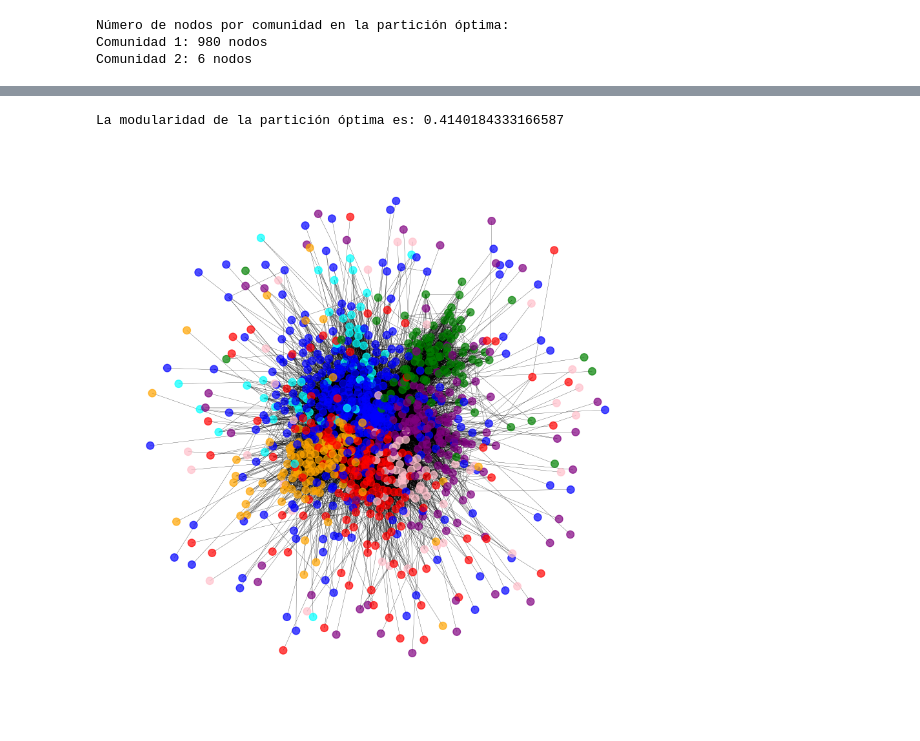
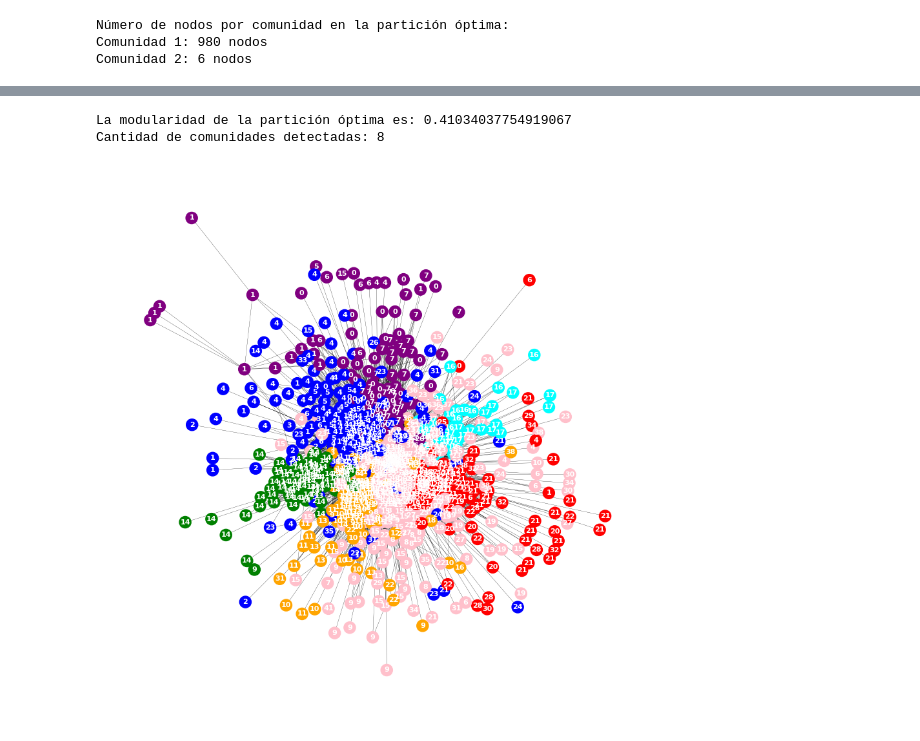
Before and after one commit to Grupo-12-DMCyT/Comparative-Analysis-in-Two-Human-Networks, a Jupyter notebook: e_analisis_comunidades.ipynb, the cells around one changed output, grey strips where cells are left out. Drawn from its saved outputs; the diff is of its cells as text; code cells hidden in the pictures.

```diff
--- a/e_analisis_comunidades.ipynb
+++ b/e_analisis_comunidades.ipynb
@@ -140,9 +141,12 @@ color_map = {0: 'blue', 1: 'green'}
 partition_dict = partition_set_to_dict(com_max)
 values = [color_map.get(partition_dict[n], 'gray') for n in email_giant.nodes()]
 
-layout=nx.spring_layout(email_giant,iterations=1000) # elegimos como layout el grafo percibido
+layout=nx.spring_layout(email_giant,iterations=1000, k=0.6) # elegimos como layout el grafo percibido
+labels_for_graph = {node: str(email_labels[node]) for node in email_giant.nodes()}
 plt.figure(figsize=(11, 11))
-nx.draw_networkx_nodes(email_giant, layout, node_size=60, node_color = values,cmap=plt.cm.tab10)
-nx.draw_networkx_labels(email_giant, layout,labels={},font_weight='bold', font_color='white', font_size=10)
+nx.draw_networkx_nodes(email_giant, layout, node_size=150, node_color=values, cmap=plt.cm.tab10)
+nx.draw_networkx_labels(email_giant, layout, labels=labels_for_graph,
+                        font_weight='bold', font_color='black', font_size=8)
 nx.draw_networkx_edges(email_giant, layout, width=0.4)
 plt.axis('off')
+plt.show()
@@ -149,28 +155,29 @@ plt.axis('off')
 # %%
-# Compute layout
-layout = nx.fruchterman_reingold_layout(email_giant, k=0.25)
 
 # Louvain partition
 modulos = cl.best_partition(email_giant)
 print('La modularidad de la partición óptima es:', cl.modularity(modulos, email_giant))
 
 # Define 7 manual colors
 colors = ['blue', 'purple', 'green', 'pink', 'orange', 'red', 'cyan']
 
 # Get unique communities and map each to a color
 unique_communities = sorted(set(modulos.values()))
+print('Cantidad de comunidades detectadas:', len(unique_communities))
+
 color_map = {community: colors[i % len(colors)] for i, community in enumerate(unique_communities)}
 
 # Assign color to each node
 node_colors = [color_map[modulos[node]] for node in email_giant.nodes()]
 
 # Plot
 plt.figure(figsize=(11, 11))
-nx.draw_networkx_nodes(email_giant, layout, node_size=70, node_color=node_colors, alpha=0.7)
-nx.draw_networkx_labels(email_giant, layout, labels={}, font_weight='bold', font_color='white', font_size=7)
+nx.draw_networkx_nodes(email_giant, layout, node_size=170, node_color=node_colors)
+nx.draw_networkx_labels(email_giant, layout, labels=labels_for_graph, font_weight='bold', font_color='white', font_size=8)
 nx.draw_networkx_edges(email_giant, layout, width=0.2)
 plt.axis('off')
 plt.show()
 # %% [output]
-La modularidad de la partición óptima es: 0.4140184333166587
+La modularidad de la partición óptima es: 0.41034037754919067
+Cantidad de comunidades detectadas: 8
-[figure, old version]
+[figure, new version]
```
Also changed, not shown: parts of 8 cells of this notebook.
